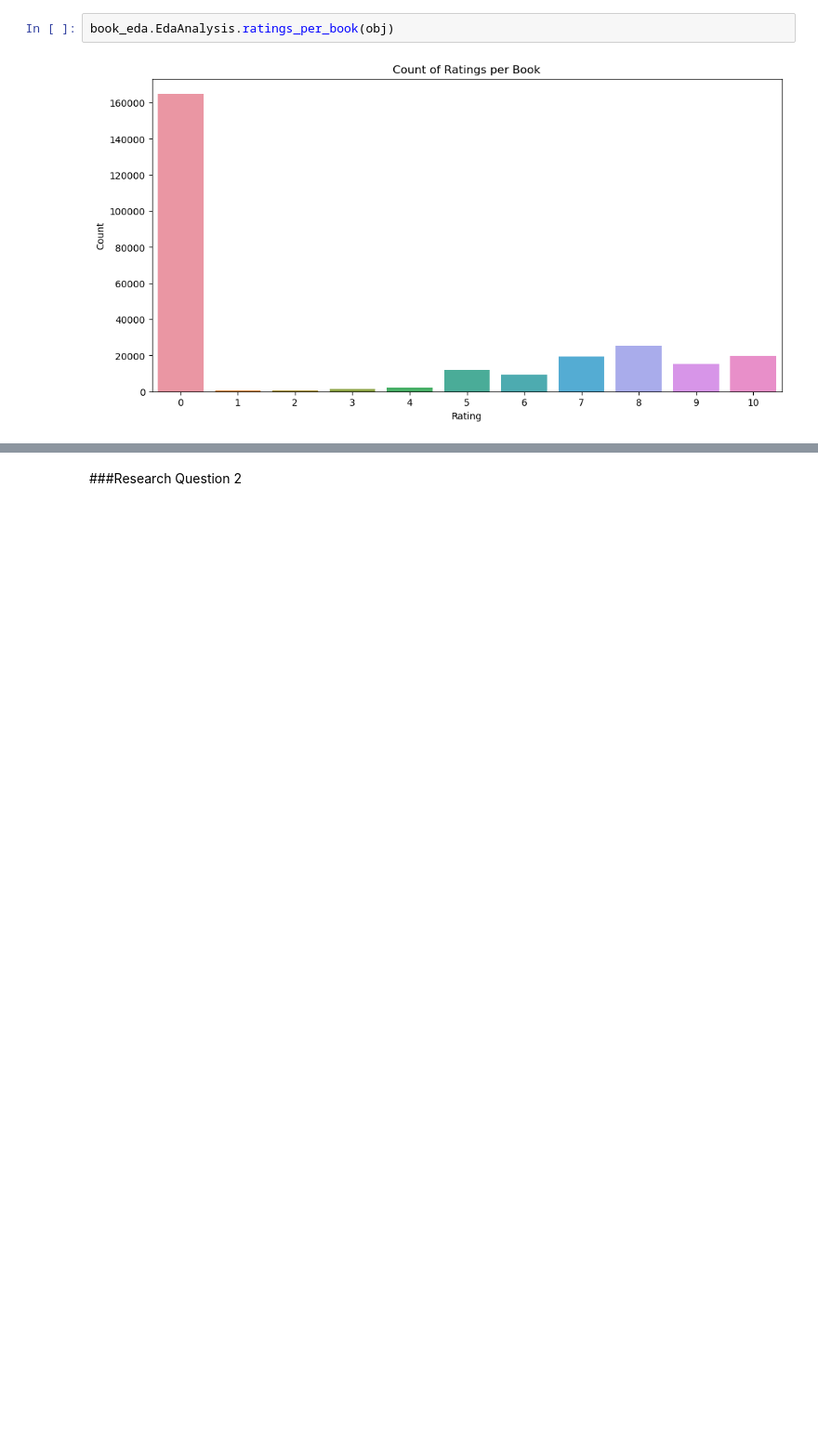
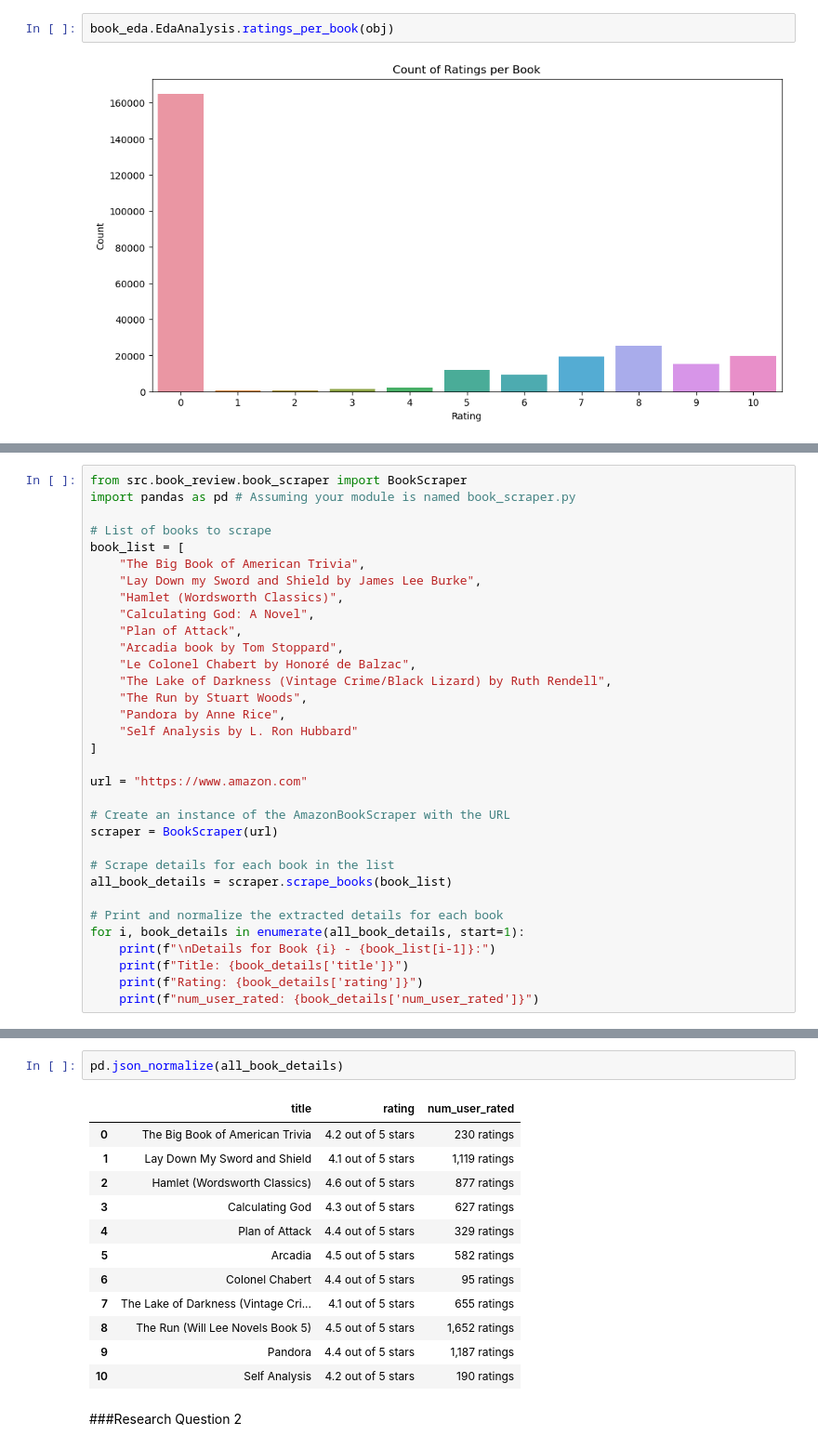
Before and after one commit to nikkirastogi/Exploring-the-World-of-Books, a Jupyter notebook: books_and_reviews.ipynb, the cells around one changed output, grey strips where cells are left out. Shown at 93% size. Drawn from its saved outputs; the diff is of its cells as text; blank space fills up the shorter version.

Commit message:
execute scraper in .ipynb

```diff
--- a/books_and_reviews.ipynb
+++ b/books_and_reviews.ipynb
@@ -198,0 +201,33 @@ book_eda.EdaAnalysis.ratings_per_book(obj)
+# %%
+from src.book_review.book_scraper import BookScraper
+import pandas as pd # Assuming your module is named book_scraper.py
+
+# List of books to scrape
+book_list = [
+    "The Big Book of American Trivia",
+    "Lay Down my Sword and Shield by James Lee Burke",
+    "Hamlet (Wordsworth Classics)",
+    "Calculating God: A Novel",
+    "Plan of Attack",
+    "Arcadia book by Tom Stoppard",
+    "Le Colonel Chabert by Honoré de Balzac",
+    "The Lake of Darkness (Vintage Crime/Black Lizard) by Ruth Rendell",
+    "The Run by Stuart Woods",
+    "Pandora by Anne Rice",
+    "Self Analysis by L. Ron Hubbard"
+]
+
+url = "https://www.amazon.com"
+
+# Create an instance of the AmazonBookScraper with the URL
+scraper = BookScraper(url)
+
+# Scrape details for each book in the list
+all_book_details = scraper.scrape_books(book_list)
+
+# Print and normalize the extracted details for each book
+for i, book_details in enumerate(all_book_details, start=1):
+    print(f"\nDetails for Book {i} - {book_list[i-1]}:")
+    print(f"Title: {book_details['title']}")
+    print(f"Rating: {book_details['rating']}")
+    print(f"num_user_rated: {book_details['num_user_rated']}")
@@ -199,3 +252,18 @@ book_eda.EdaAnalysis.ratings_per_book(obj)
+# %%
+pd.json_normalize(all_book_details)
+# %% [output]
+|  | title | rating | num_user_rated |
+| 0 | The Big Book of American Trivia | 4.2 out of 5 stars | 230 ratings |
+| 1 | Lay Down My Sword and Shield | 4.1 out of 5 stars | 1,119 ratings |
+| 2 | Hamlet (Wordsworth Classics) | 4.6 out of 5 stars | 877 ratings |
+| 3 | Calculating God | 4.3 out of 5 stars | 627 ratings |
+| 4 | Plan of Attack | 4.4 out of 5 stars | 329 ratings |
+| 5 | Arcadia | 4.5 out of 5 stars | 582 ratings |
+| 6 | Colonel Chabert | 4.4 out of 5 stars | 95 ratings |
+| 7 | The Lake of Darkness (Vintage Cri... | 4.1 out of 5 stars | 655 ratings |
+| 8 | The Run (Will Lee Novels Book 5) | 4.5 out of 5 stars | 1,652 ratings |
+| 9 | Pandora | 4.4 out of 5 stars | 1,187 ratings |
+| 10 | Self Analysis | 4.2 out of 5 stars | 190 ratings |
 # %% [markdown]
 ###Research Question 2
 # %%
```
Also changed, not shown: parts of 2 cells of this notebook.
